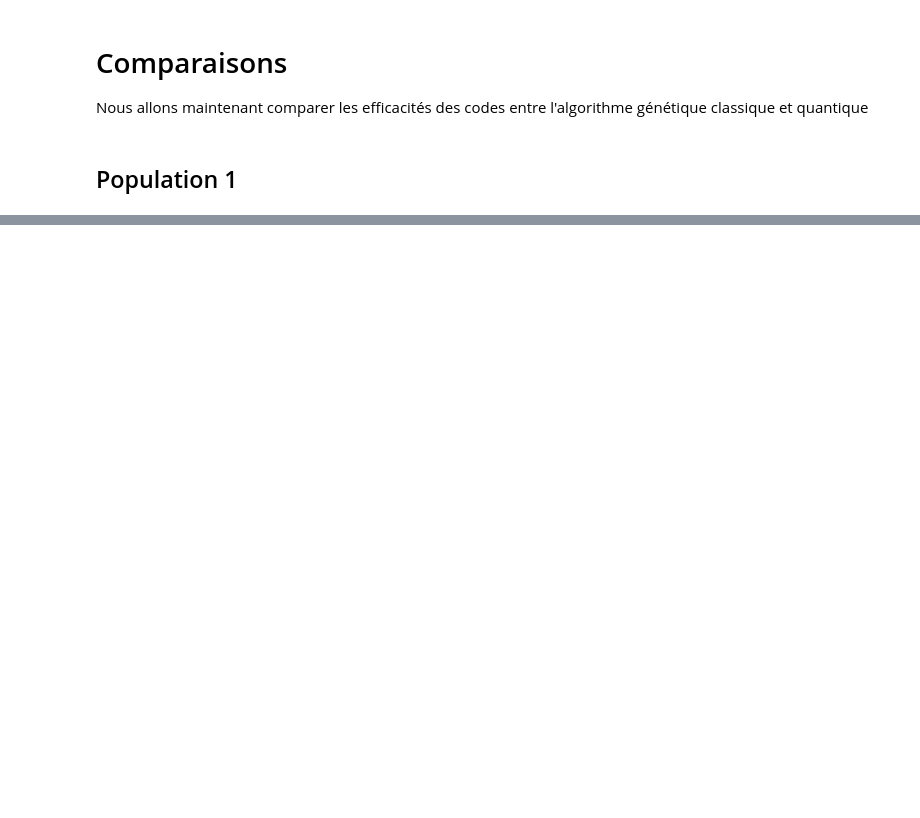
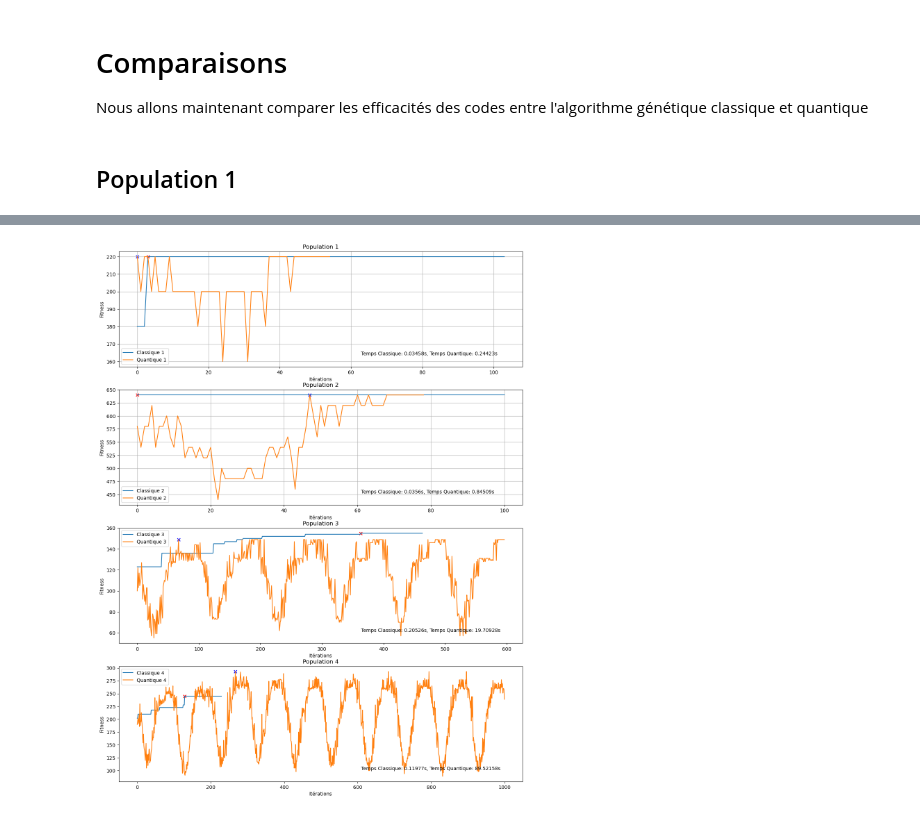
Before and after one commit to thibault-chausson/AI52-TP, a Jupyter notebook: TP4/TP4.ipynb, the cells around one changed output, grey strips where cells are left out. Drawn from its saved outputs; the diff is of its cells as text; code cells hidden in the pictures; blank space fills up the shorter version.

Commit message:
:construction: optimisation quantique

```diff
--- a/TP4/TP4.ipynb
+++ b/TP4/TP4.ipynb
@@ -415,0 +483,10 @@ Arrêt après 100 itérations, car il n'y a pas eu d'amélioration significative
+# %%
+debut_classique_4 = t.time()
+population_gene = np.random.randint(2, size=(taille_population, len(weights_4)))
+resultat_classique_4 = algo_genetique(population_gene, weights_4, values_4, max_weight_4, 1000)
+fin_classique_4 = t.time()
+
+temps_classique_4 = fin_classique_4 - debut_classique_4
+
+historique_fitness_classique_4 = resultat_classique_4[2]
+premiere_classique_4 = premiere_occurence_max(historique_fitness_classique_4)
@@ -415,0 +495,10 @@ Arrêt après 100 itérations, car il n'y a pas eu d'amélioration significative
+# %%
+debut_quantique_4 = t.time()
+resultat_quantique_4 = algorithme_quantique(taille_population, len(weights_4), weights_4, values_4, max_weight_4,
+                                            iteration_max)
+fin_quantique_4 = t.time()
+
+temps_quantique_4 = fin_quantique_4 - debut_quantique_4
+
+historique_fitness_quantique_4 = resultat_quantique_4[1]
+premiere_quantique_4 = premiere_occurence_max(historique_fitness_quantique_4)
@@ -415,0 +531,70 @@ Arrêt après 100 itérations, car il n'y a pas eu d'amélioration significative
+# %%
+plt.figure(figsize=(15, 25))
+
+# Sous-graphique 1
+plt.subplot(5, 1, 1)
+plt.plot(historique_fitness_classique_1, label="Classique 1")
+plt.plot(historique_fitness_quantique_1, label="Quantique 1")
+# Ajouter les croix
+plt.scatter(premiere_classique_1, historique_fitness_classique_1[premiere_classique_1], c='red', marker='x')
+plt.scatter(premiere_quantique_1, historique_fitness_quantique_1[premiere_quantique_1], c='blue', marker='x')
+plt.text(x=0.6, y=0.1,
+         s=f"Temps Classique: {round(temps_classique_1, 5)}s, Temps Quantique: {round(temps_quantique_1, 5)}s",
+         fontsize=10, transform=plt.gca().transAxes)
+plt.title("Population 1")
+plt.xlabel("Itérations")
+plt.ylabel("Fitness")
+plt.legend()
+plt.grid()
+
+# Sous-graphique 2
+plt.subplot(5, 1, 2)
+plt.plot(historique_fitness_classique_2, label="Classique 2")
+plt.plot(historique_fitness_quantique_2, label="Quantique 2")
+# Ajouter les croix
+plt.scatter(premiere_classique_2, historique_fitness_classique_2[premiere_classique_2], c='red', marker='x')
+plt.scatter(premiere_quantique_2, historique_fitness_quantique_2[premiere_quantique_2], c='blue', marker='x')
+plt.text(x=0.6, y=0.1,
+         s=f"Temps Classique: {round(temps_classique_2, 5)}s, Temps Quantique: {round(temps_quantique_2, 5)}s",
+         fontsize=10, transform=plt.gca().transAxes)
+plt.title("Population 2")
+plt.xlabel("Itérations")
+plt.ylabel("Fitness")
+plt.legend()
+plt.grid()
+
+# Sous-graphique 3
+plt.subplot(5, 1, 3)
+plt.plot(historique_fitness_classique_3, label="Classique 3")
+plt.plot(historique_fitness_quantique_3, label="Quantique 3")
+# Ajouter les croix
+plt.scatter(premiere_classique_3, historique_fitness_classique_3[premiere_classique_3], c='red', marker='x')
+plt.scatter(premiere_quantique_3, historique_fitness_quantique_3[premiere_quantique_3], c='blue', marker='x')
+plt.text(x=0.6, y=0.1,
+         s=f"Temps Classique: {round(temps_classique_3, 5)}s, Temps Quantique: {round(temps_quantique_3, 5)}s",
+         fontsize=10, transform=plt.gca().transAxes)
+plt.title("Population 3")
+plt.xlabel("Itérations")
+plt.ylabel("Fitness")
+plt.legend()
+
+# Sous-graphique 4
+plt.subplot(5, 1, 4)
+plt.plot(historique_fitness_classique_4, label="Classique 4")
+plt.plot(historique_fitness_quantique_4, label="Quantique 4")
+# Ajouter les croix
+plt.scatter(premiere_classique_4, historique_fitness_classique_4[premiere_classique_4], c='red', marker='x')
+plt.scatter(premiere_quantique_4, historique_fitness_quantique_4[premiere_quantique_4], c='blue', marker='x')
+plt.text(x=0.6, y=0.1,
+         s=f"Temps Classique: {round(temps_classique_4, 5)}s, Temps Quantique: {round(temps_quantique_4, 5)}s",
+         fontsize=10, transform=plt.gca().transAxes)
+plt.title("Population 4")
+plt.xlabel("Itérations")
+plt.ylabel("Fitness")
+plt.legend()
+
+
+
+plt.show()
+# %% [output]
+[figure, added]
```
Also changed, not shown: parts of 27 cells of this notebook.
